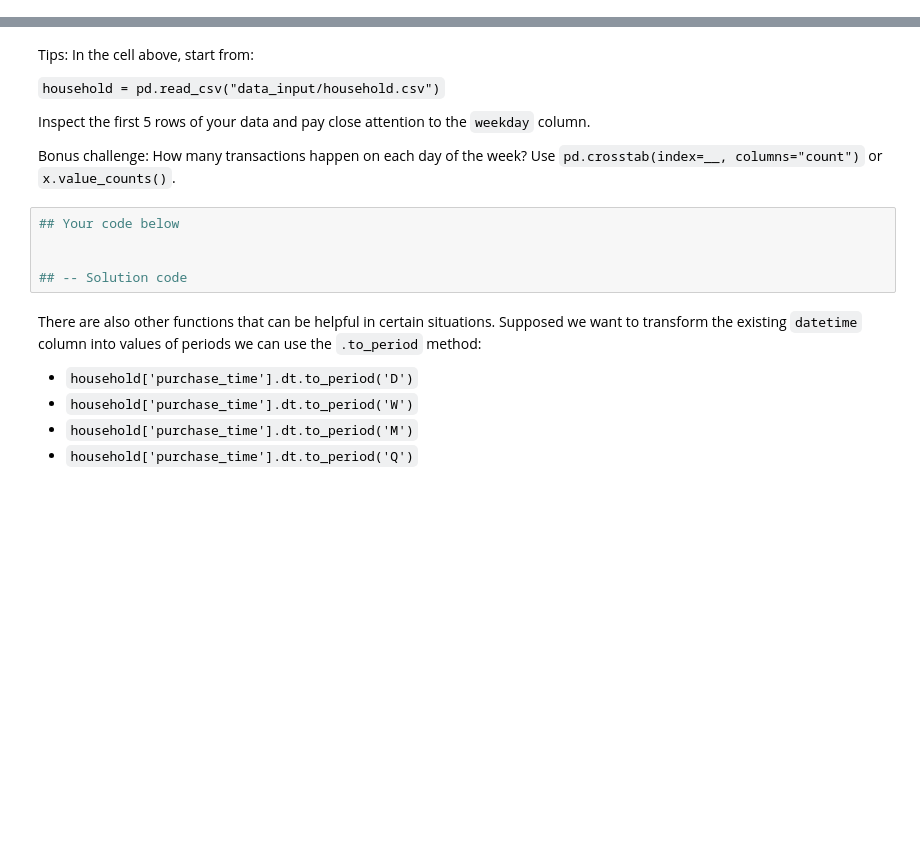
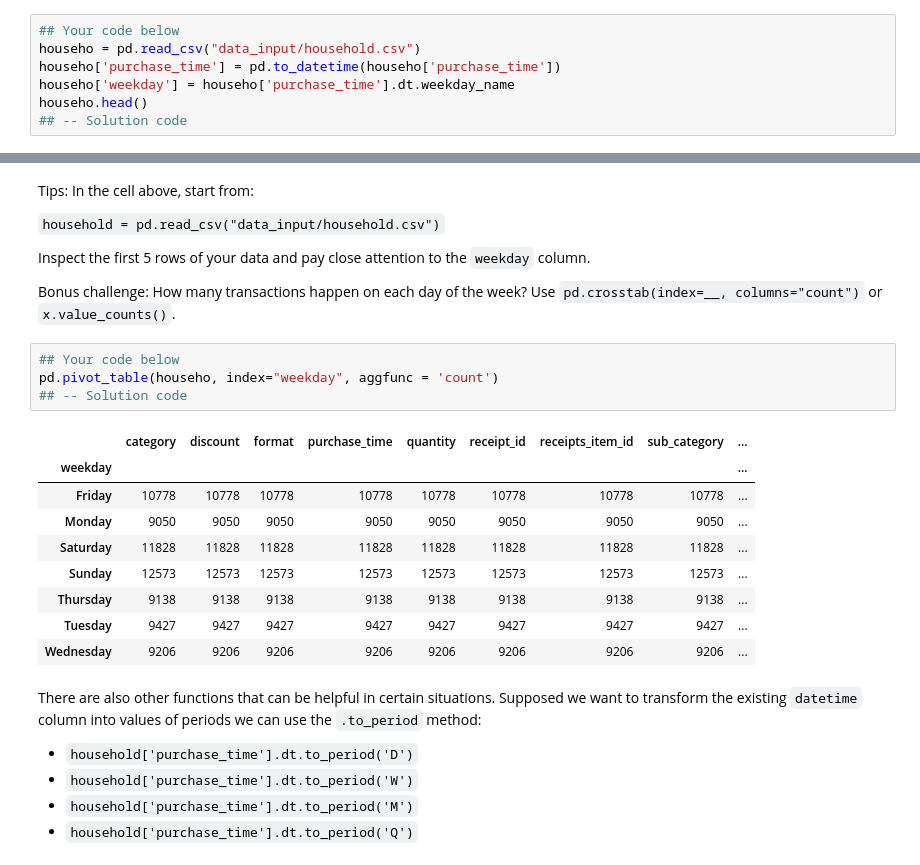
Before and after one commit to natali/dataanalysis, a Jupyter notebook: 2_Exploratory_Data_Analysis2.ipynb, the cells around one changed output, grey strips where cells are left out. Drawn from its saved outputs; the diff is of its cells as text; blank space fills up the shorter version.

```diff
--- a/2_Exploratory_Data_Analysis2.ipynb
+++ b/2_Exploratory_Data_Analysis2.ipynb
@@ -453,0 +471,7 @@ _Est. Time required: 20 minutes_
+# %%
+## Your code below
+househo = pd.read_csv("data_input/household.csv")
+househo['purchase_time'] = pd.to_datetime(househo['purchase_time'])
+househo['weekday'] = househo['purchase_time'].dt.weekday_name
+househo.head()
+## -- Solution code
@@ -473,9 +504,18 @@ Inspect the first 5 rows of your data and pay close attention to the `weekday` c
 Bonus challenge: How many transactions happen on each day of the week? Use `pd.crosstab(index=__, columns="count")` or `x.value_counts()`.
 # %%
 ## Your code below
-
-
+pd.pivot_table(househo, index="weekday", aggfunc = 'count')
 ## -- Solution code
+# %% [output]
+|  | category | discount | format | purchase_time | quantity | receipt_id | receipts_item_id | sub_category | ... |
+| weekday |  |  |  |  |  |  |  |  | ... |
+| Friday | 10778 | 10778 | 10778 | 10778 | 10778 | 10778 | 10778 | 10778 | ... |
+| Monday | 9050 | 9050 | 9050 | 9050 | 9050 | 9050 | 9050 | 9050 | ... |
+| Saturday | 11828 | 11828 | 11828 | 11828 | 11828 | 11828 | 11828 | 11828 | ... |
+| Sunday | 12573 | 12573 | 12573 | 12573 | 12573 | 12573 | 12573 | 12573 | ... |
+| Thursday | 9138 | 9138 | 9138 | 9138 | 9138 | 9138 | 9138 | 9138 | ... |
+| Tuesday | 9427 | 9427 | 9427 | 9427 | 9427 | 9427 | 9427 | 9427 | ... |
+| Wednesday | 9206 | 9206 | 9206 | 9206 | 9206 | 9206 | 9206 | 9206 | ... |
 # %% [markdown]
 There are also other functions that can be helpful in certain situations. Supposed we want to transform the existing `datetime` column into values of periods we can use the `.to_period` method:
 
```
Also changed, not shown: parts of 21 cells of this notebook, 10 other files.
